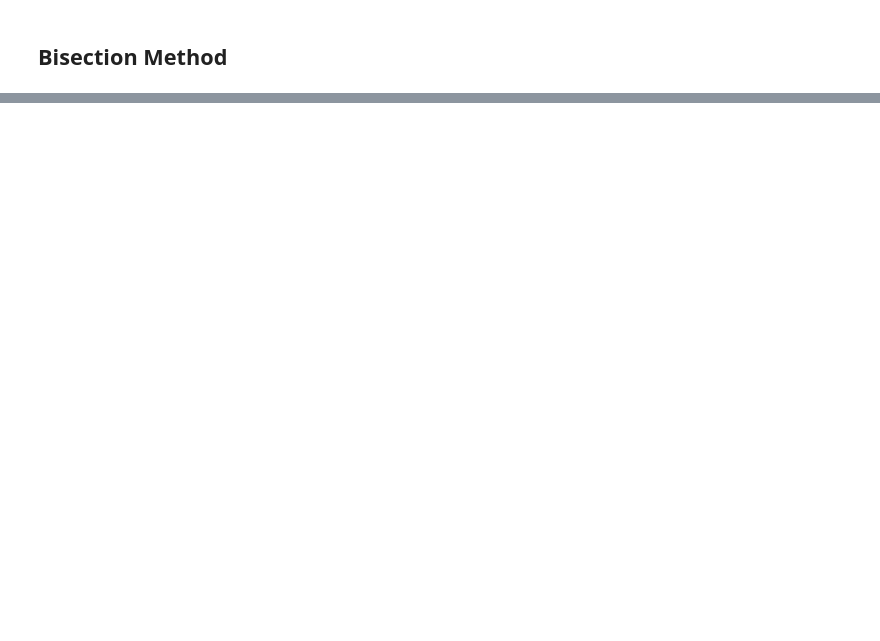
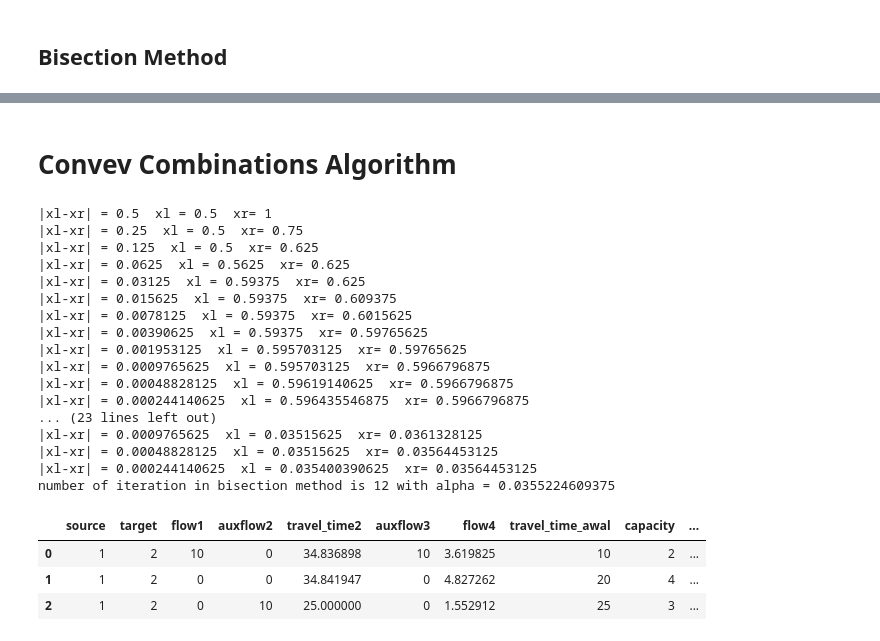
Before and after one commit to Ultios/traffix, a Jupyter notebook: notebook/contoh.ipynb, the cells around one changed output, grey strips where cells are left out. Drawn from its saved outputs; the diff is of its cells as text; code cells hidden in the pictures; blank space fills up the shorter version.

Commit message:
Convex Combinations Algorithm
Table 5.4 page 120 in Sheffi book

```diff
--- a/notebook/contoh.ipynb
+++ b/notebook/contoh.ipynb
@@ -125,3 +168,6 @@ def line_search(row, a, alpha, beta):
     c=row['capacity']
     return -t*(x-y)*(alpha*(((x+a*(y-x))/c)**beta)+1)
+# %%
+def update(row, alpha, iterasi):
+    return row['flow'+str(iterasi)] + alpha * (row['auxflow'+str(iterasi)] - row['flow'+str(iterasi)])
 # %%
@@ -146,0 +213,11 @@ bisection(G)
+# %%
+alpha = bisection(G)
+df = nx.to_pandas_edgelist(G)
+tes = df.apply(lambda row: update(row, alpha), axis=1)
+
+for index, i in enumerate(list_edge):
+    new_flow = 'flow' + str(2)
+    attrib = {(i[0], i[1], index): {new_flow: tes[index]}}
+    nx.set_edge_attributes(G, attrib)
+
+nx.to_pandas_edgelist(G)
@@ -146,0 +242,13 @@ bisection(G)
+# %% [markdown]
+# Convev Combinations Algorithm
+# %%
+#This is a link performance function derived from Indonesia's Highway Manual (MKJI 1997).
+def lpr_idn(row, iterasi):
+    flow = 'flow'+str(iterasi)
+    if np.isnan(row['flow' + str(iterasi)]):
+        return row['travel_time']
+    else:
+        try:
+            return row['travel_time_awal']*(1+0.15*(row['flow'+str(iterasi)]/row['capacity'])**4)
+        except ValueError:
+            return row['travel_time']
@@ -146,0 +341,42 @@ bisection(G)
+# %%
+# Contoh
+G = nx.MultiDiGraph()
+travel_time_awal = [10,20,25]
+key = G.add_edge(1,2, capacity = 2)
+key2 = G.add_edge(1,2, capacity = 4)
+key3 = G.add_edge(1,2, capacity = 3)
+
+df = nx.to_pandas_edgelist(G)
+df['travel_time_awal'] = travel_time_awal
+df['travel_time1'] = travel_time_awal
+df['flow1'] = [0,0,0]
+df
+# edge_attr = df_attributes_only.set_index('id').to_dict('index')
+# nx.set_edge_attributes(G, values = df['travel_time'].values, name="travel_time")
+G = nx.from_pandas_edgelist(df, source='source', target='target', edge_attr=True, create_using=nx.MultiDiGraph())
+
+H = CCA(G,1,2)
+df = nx.to_pandas_edgelist(H)
+df
+# %% [output]
+|xl-xr| = 0.5  xl = 0.5  xr= 1
+|xl-xr| = 0.25  xl = 0.5  xr= 0.75
+|xl-xr| = 0.125  xl = 0.5  xr= 0.625
+|xl-xr| = 0.0625  xl = 0.5625  xr= 0.625
+|xl-xr| = 0.03125  xl = 0.59375  xr= 0.625
+|xl-xr| = 0.015625  xl = 0.59375  xr= 0.609375
+|xl-xr| = 0.0078125  xl = 0.59375  xr= 0.6015625
+|xl-xr| = 0.00390625  xl = 0.59375  xr= 0.59765625
+|xl-xr| = 0.001953125  xl = 0.595703125  xr= 0.59765625
+|xl-xr| = 0.0009765625  xl = 0.595703125  xr= 0.5966796875
+|xl-xr| = 0.00048828125  xl = 0.59619140625  xr= 0.5966796875
+|xl-xr| = 0.000244140625  xl = 0.596435546875  xr= 0.5966796875
+... (23 lines left out)
+|xl-xr| = 0.0009765625  xl = 0.03515625  xr= 0.0361328125
+|xl-xr| = 0.00048828125  xl = 0.03515625  xr= 0.03564453125
+|xl-xr| = 0.000244140625  xl = 0.035400390625  xr= 0.03564453125
+number of iteration in bisection method is 12 with alpha = 0.0355224609375
+|  | source | target | flow1 | auxflow2 | travel_time2 | auxflow3 | flow4 | travel_time_awal | capacity | ... |
+| 0 | 1 | 2 | 10 | 0 | 34.836898 | 10 | 3.619825 | 10 | 2 | ... |
+| 1 | 1 | 2 | 0 | 0 | 34.841947 | 0 | 4.827262 | 20 | 4 | ... |
+| 2 | 1 | 2 | 0 | 10 | 25.000000 | 0 | 1.552912 | 25 | 3 | ... |
```
Also changed, not shown: parts of 21 cells of this notebook, 1 other file.
